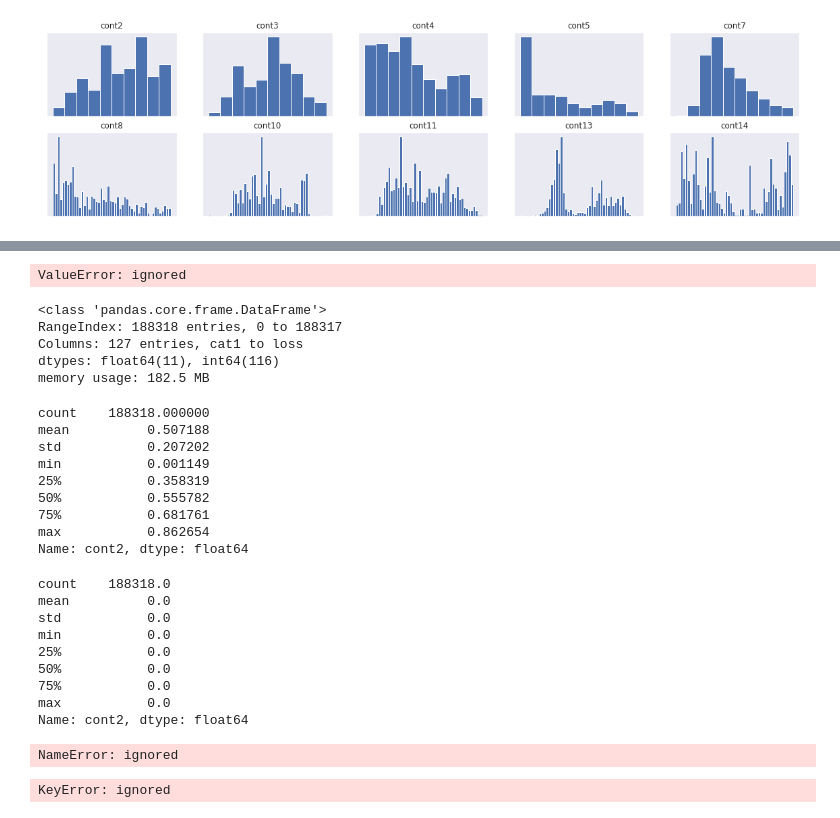
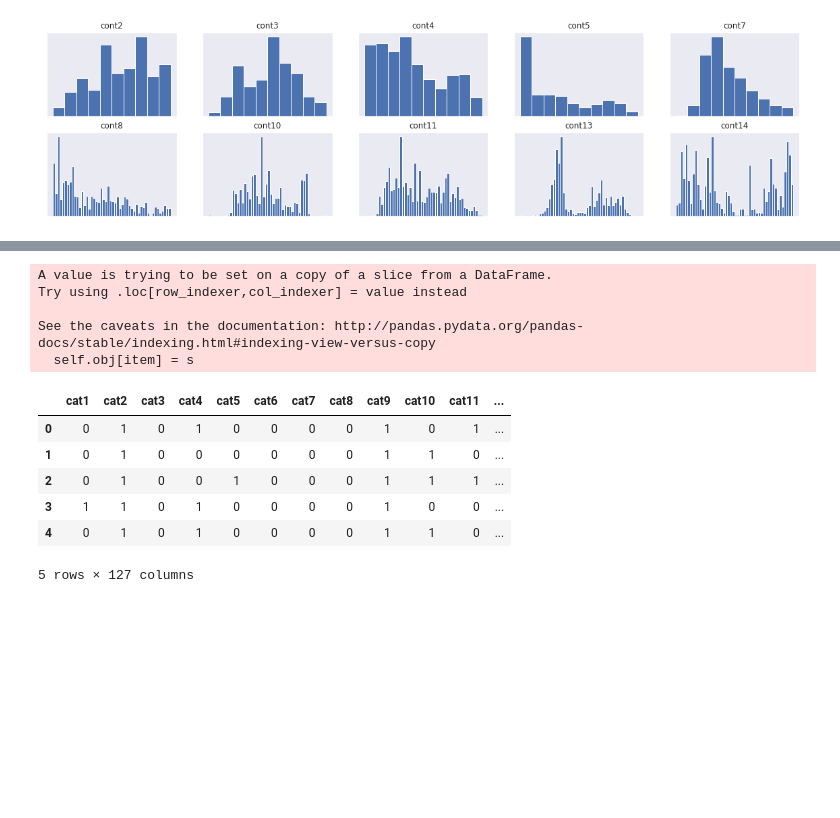
Before and after one commit to shubham-kothari/Insurance-Claims-Severity-Prediction, a Jupyter notebook: Insurance_Claims_Severity_Prediction.ipynb, the cells around one changed output, grey strips where cells are left out. Cells and saved outputs as stored; diff of their text form; code cells hidden in the pictures; blank space fills up the shorter version.

```diff
--- a/Insurance_Claims_Severity_Prediction.ipynb
+++ b/Insurance_Claims_Severity_Prediction.ipynb
@@ -171,58 +215,21 @@ train['loss'] = np.log1p(train['loss'])
 # %%
-from sklearn.preprocessing import MinMaxScaler,LabelEncoder
+from sklearn.preprocessing import MinMaxScaler
 
-#scaler = MinMaxScaler()
-
-#for num in num_cols:
-  #train[num] = scaler.fit_transform(train[num].values)
-
-
-lb = LabelEncoder()
-
-for cat in cat_cols:
-  train[cat] = lb.fit_transform(train[cat])
+scaler = MinMaxScaler()
+train.loc[:,num_cols] = scaler.fit_transform(train.loc[:,num_cols])
+# %% [output]
+A value is trying to be set on a copy of a slice from a DataFrame.
+Try using .loc[row_indexer,col_indexer] = value instead
+
+See the caveats in the documentation: http://pandas.pydata.org/pandas-docs/stable/indexing.html#indexing-view-versus-copy
+  self.obj[item] = s
-# %%
-for cat in cat_cols:
-  test[cat] = lb.transform(test[cat])
-# %% [output]
-ValueError: ignored
 # %%
-train.info()
+train.head()
 # %% [output]
+|  | cat1 | cat2 | cat3 | cat4 | cat5 | cat6 | cat7 | cat8 | cat9 | cat10 | cat11 | ... |
+| 0 | 0 | 1 | 0 | 1 | 0 | 0 | 0 | 0 | 1 | 0 | 1 | ... |
+| 1 | 0 | 1 | 0 | 0 | 0 | 0 | 0 | 0 | 1 | 1 | 0 | ... |
+| 2 | 0 | 1 | 0 | 0 | 1 | 0 | 0 | 0 | 1 | 1 | 1 | ... |
+| 3 | 1 | 1 | 0 | 1 | 0 | 0 | 0 | 0 | 1 | 0 | 0 | ... |
+| 4 | 0 | 1 | 0 | 1 | 0 | 0 | 0 | 0 | 1 | 1 | 0 | ... |
-<class 'pandas.core.frame.DataFrame'>
-RangeIndex: 188318 entries, 0 to 188317
-Columns: 127 entries, cat1 to loss
-dtypes: float64(11), int64(116)
-memory usage: 182.5 MB
+5 rows × 127 columns
-# %%
-train['cont2'].describe()
-# %% [output]
-count    188318.000000
-mean          0.507188
-std           0.207202
-min           0.001149
-25%           0.358319
-50%           0.555782
-75%           0.681761
-max           0.862654
-Name: cont2, dtype: float64
-# %%
-train['cont2'].describe()
-# %% [output]
-count    188318.0
-mean          0.0
-std           0.0
-min           0.0
-25%           0.0
-50%           0.0
-75%           0.0
-max           0.0
-Name: cont2, dtype: float64
-# %%
-len(scaled)
-# %% [output]
-NameError: ignored
-# %%
-scaled = scaler.fit_transform(train[[num_cols]])
-# %% [output]
-KeyError: ignored
```
Also changed, not shown: parts of 11 cells of this notebook.
